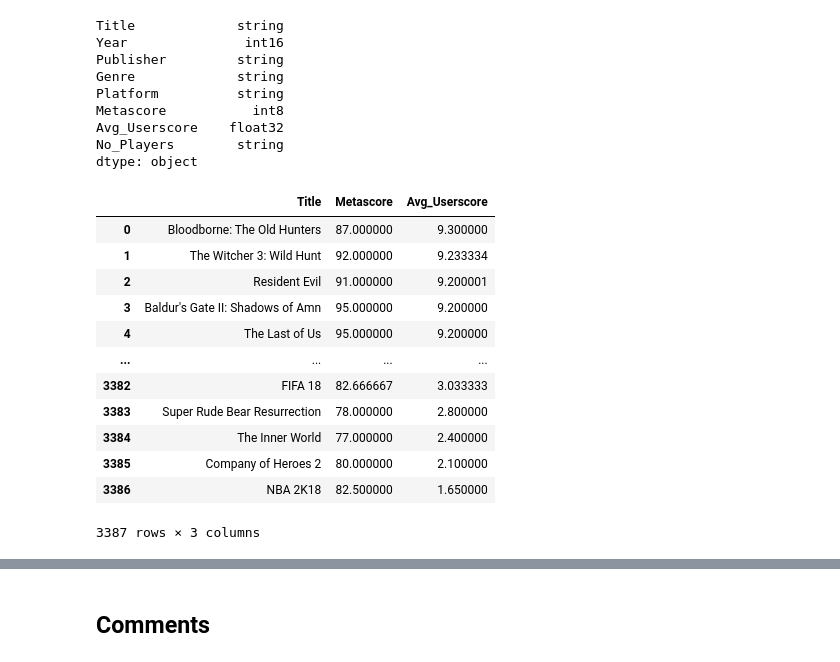
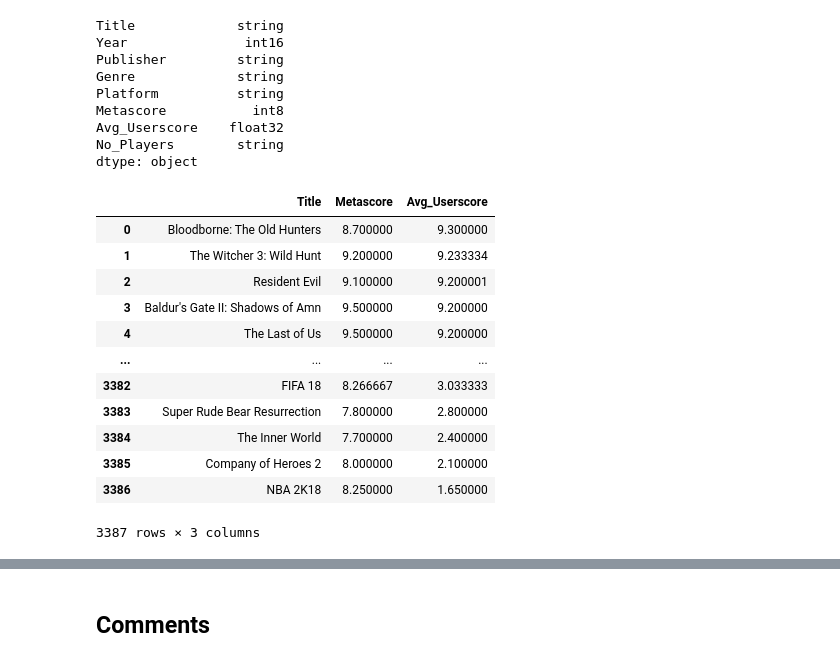
Before and after one commit to Satarasiel/ironhack-projects, a Jupyter notebook: final-project/your-project/Part 1 - Cleaning.ipynb, the cells around one changed output, grey strips where cells are left out. Cells and saved outputs as stored; diff of their text form; code cells hidden in the pictures.

```diff
--- a/final-project/your-project/Part 1 - Cleaning.ipynb
+++ b/final-project/your-project/Part 1 - Cleaning.ipynb
@@ -207,8 +207,7 @@ games[games['Avg_Userscore'] == 'not specified']  # 1 game - could just drop, I
 games[games['Avg_Userscore'] == 'tbd'].sort_values('Year')  # 75 games - not sure if I drop or fill with smth
 
 # Making a drop list
-drop_lst = games[games['Avg_Userscore'] == 'not specified'].index.tolist() + \
-games[games['Avg_Userscore'] == 'tbd'].sort_values('Year').index.tolist()
+drop_lst = games[games['Avg_Userscore'] == 'not specified'].index.tolist() + games[games['Avg_Userscore'] == 'tbd'].index.tolist()
 
 len(drop_lst)  # 76. All good
 # %% [output]
@@ -252,20 +251,26 @@ Avg_Userscore    float32
 No_Players        string
 dtype: object
 # %%
-games_scores = games.groupby('Title', as_index = False).agg({'Metascore': 'mean', 'Avg_Userscore': 'mean'}).sort_values('Avg_Userscore', ascending = False).reset_index(drop = True)
+games_scores = games.groupby('Title', as_index=False).agg({'Metascore':'mean', 'Avg_Userscore':'mean'}).sort_values('Avg_Userscore', ascending=False).reset_index(drop=True)
+
+# Different way of doing the same groupby
+#games_scores = games.groupby('Title', as_index=False)[['Metascore', 'Avg_Userscore']].mean().sort_values('Avg_Userscore', ascending=False).reset_index(drop=True)
+
+# Converting Metascore to the same scale as Avg_Userscore
+games_scores['Metascore'] = games_scores['Metascore'] / 10
 
 games_scores
 # %% [output]
 |  | Title | Metascore | Avg_Userscore |
-| 0 | Bloodborne: The Old Hunters | 87.000000 | 9.300000 |
-| 1 | The Witcher 3: Wild Hunt | 92.000000 | 9.233334 |
-| 2 | Resident Evil | 91.000000 | 9.200001 |
-| 3 | Baldur's Gate II: Shadows of Amn | 95.000000 | 9.200000 |
-| 4 | The Last of Us | 95.000000 | 9.200000 |
+| 0 | Bloodborne: The Old Hunters | 8.700000 | 9.300000 |
+| 1 | The Witcher 3: Wild Hunt | 9.200000 | 9.233334 |
+| 2 | Resident Evil | 9.100000 | 9.200001 |
+| 3 | Baldur's Gate II: Shadows of Amn | 9.500000 | 9.200000 |
+| 4 | The Last of Us | 9.500000 | 9.200000 |
 | ... | ... | ... | ... |
-| 3382 | FIFA 18 | 82.666667 | 3.033333 |
-| 3383 | Super Rude Bear Resurrection | 78.000000 | 2.800000 |
-| 3384 | The Inner World | 77.000000 | 2.400000 |
-| 3385 | Company of Heroes 2 | 80.000000 | 2.100000 |
-| 3386 | NBA 2K18 | 82.500000 | 1.650000 |
+| 3382 | FIFA 18 | 8.266667 | 3.033333 |
+| 3383 | Super Rude Bear Resurrection | 7.800000 | 2.800000 |
+| 3384 | The Inner World | 7.700000 | 2.400000 |
+| 3385 | Company of Heroes 2 | 8.000000 | 2.100000 |
+| 3386 | NBA 2K18 | 8.250000 | 1.650000 |
 3387 rows × 3 columns
```
Also changed, not shown: parts of 19 cells of this notebook.
